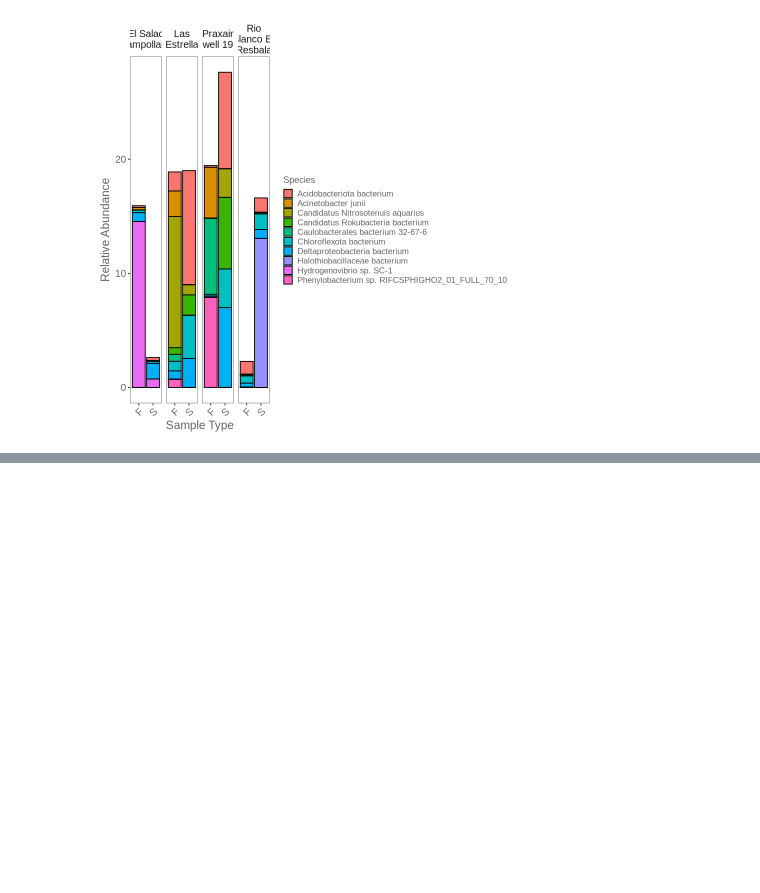
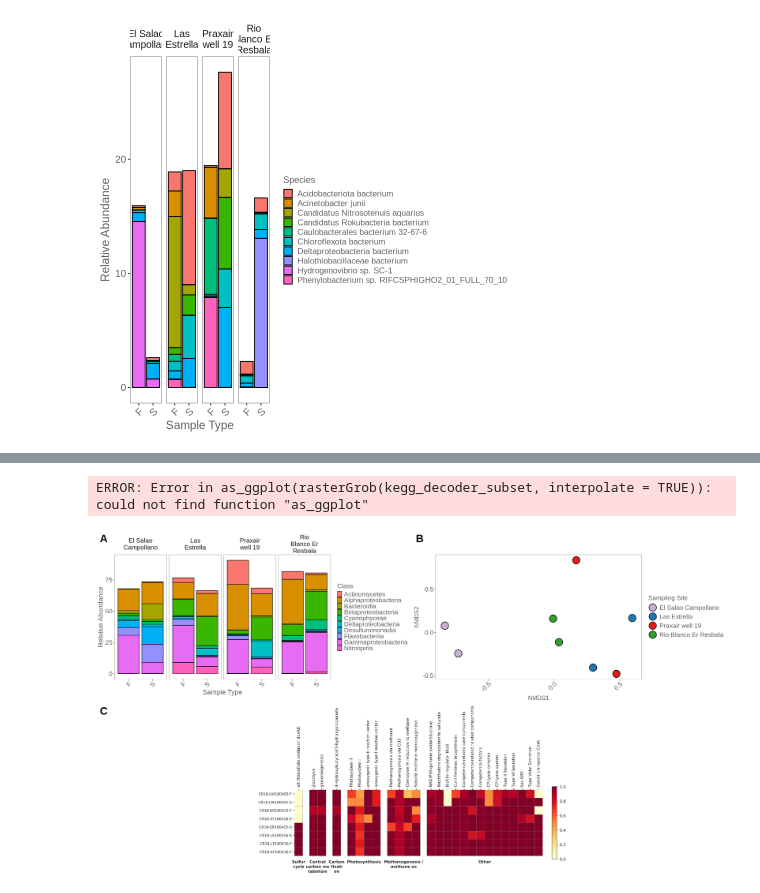
Before and after one commit to giovannellilab/geomosaic_cookbook, a Jupyter notebook: notebooks/geomosaic_kaiju.ipynb, the cells around one changed output, grey strips where cells are left out. Drawn from its saved outputs; the diff is of its cells as text; code cells hidden in the pictures; blank space fills up the shorter version.

```diff
--- a/notebooks/geomosaic_kaiju.ipynb
+++ b/notebooks/geomosaic_kaiju.ipynb
@@ -470,0 +529,7 @@ ggsave(paste0(output_dir, "nmds_unweighted.svg"), width = 8, height = 12, dpi =
+# %%
+library(png)
+library(grid)
+kegg_decoder_subset <- readPNG("../tables/heatmap_variance_category.png")
+kegg_decoder_v <- as_ggplot(rasterGrob(kegg_decoder_subset, interpolate = TRUE))
+# %% [output]
+ERROR: Error in as_ggplot(rasterGrob(kegg_decoder_subset, interpolate = TRUE)): could not find function "as_ggplot"
@@ -470,0 +538,17 @@ ggsave(paste0(output_dir, "nmds_unweighted.svg"), width = 8, height = 12, dpi =
+# %%
+# Step 2: stack the top row with panel C underneath
+combined_plot_v <- plot_grid(
+  top_row, kegg_decoder_v,
+  labels      = c("", "C"),   # A/B labels already applied in top_rowoptions(repr.plot.width = 10, repr.plot.height = 22)
+  label_size  = 27,
+  ncol        = 1,
+  align       = "h",           # align vertically (top/bottom edges)
+  rel_heights = c(1, 1),
+  rel_widths = c(1, 1)      # adjust ratio: how wide the heatmap is vs A+B row
+)
+
+combined_plot_v
+ggsave(paste0(output_dir, "combined_plot_figure3.png"), width = 14, height = 16, dpi = 300)
+ggsave(paste0(output_dir, "combined_plot_figure3.svg"), width = 14, height = 16 , dpi = 300)
+# %% [output]
+[figure, added]
```
Also changed, not shown: parts of 29 cells of this notebook, 10 other files.
